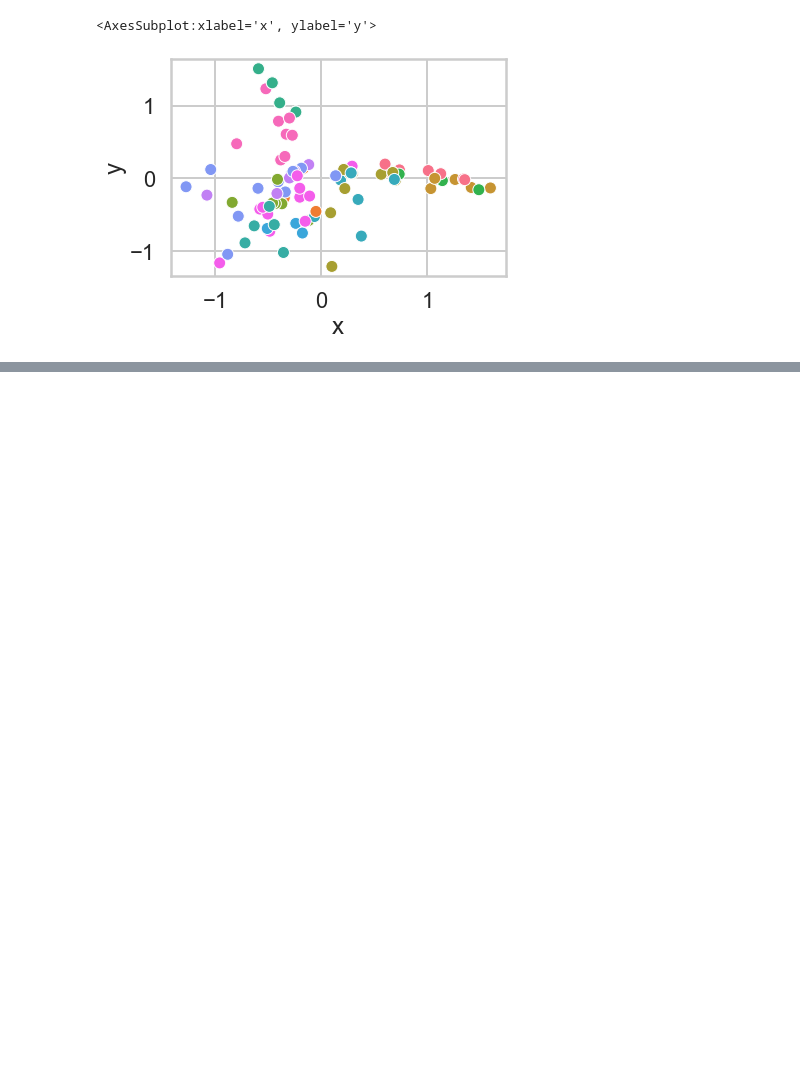
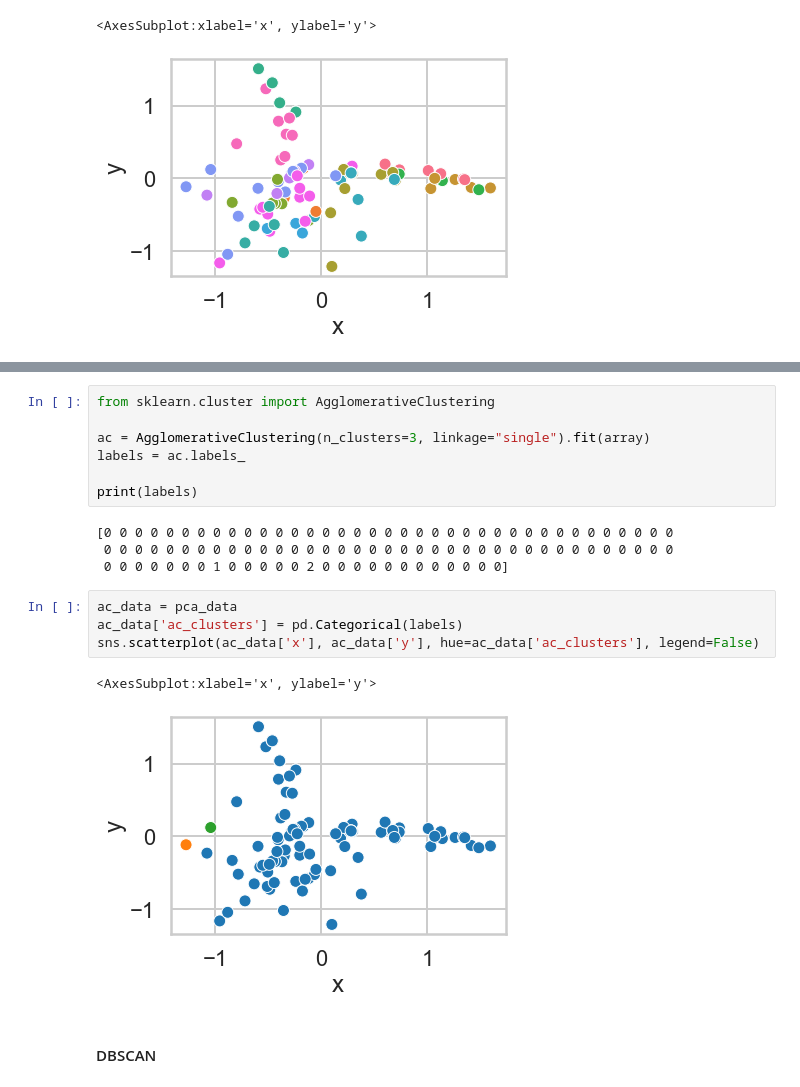
Before and after one commit to SherryTxyz/Customer-Segmentation-Using-Clustering-Case-Study, a Jupyter notebook: Clustering Case Study - Customer Segmentation with K-Means - Tier 3-Thompson.ipynb, the cells around one changed output, grey strips where cells are left out. Saved outputs shown, nothing was run; the diff lists cells and outputs as text; blank space fills up the shorter version.

```diff
--- a/Clustering Case Study - Customer Segmentation with K-Means - Tier 3-Thompson.ipynb
+++ b/Clustering Case Study - Customer Segmentation with K-Means - Tier 3-Thompson.ipynb
@@ -647,0 +670,20 @@ sns.scatterplot(af_data['x'], af_data['y'], hue=af_data['af_clusters'], legend=F
+# %%
+from sklearn.cluster import AgglomerativeClustering
+
+ac = AgglomerativeClustering(n_clusters=3, linkage="single").fit(array)
+labels = ac.labels_
+
+print(labels)
+# %% [output]
+[0 0 0 0 0 0 0 0 0 0 0 0 0 0 0 0 0 0 0 0 0 0 0 0 0 0 0 0 0 0 0 0 0 0 0 0 0
+ 0 0 0 0 0 0 0 0 0 0 0 0 0 0 0 0 0 0 0 0 0 0 0 0 0 0 0 0 0 0 0 0 0 0 0 0 0
+ 0 0 0 0 0 0 0 1 0 0 0 0 0 2 0 0 0 0 0 0 0 0 0 0 0 0]
+# %%
+ac_data = pca_data
+ac_data['ac_clusters'] = pd.Categorical(labels)
+sns.scatterplot(ac_data['x'], ac_data['y'], hue=ac_data['ac_clusters'], legend=False)
+# %% [output]
+<AxesSubplot:xlabel='x', ylabel='y'>
+[figure, added]
+# %% [markdown]
+#### DBSCAN
```
Also changed, not shown: parts of 13 cells of this notebook.
